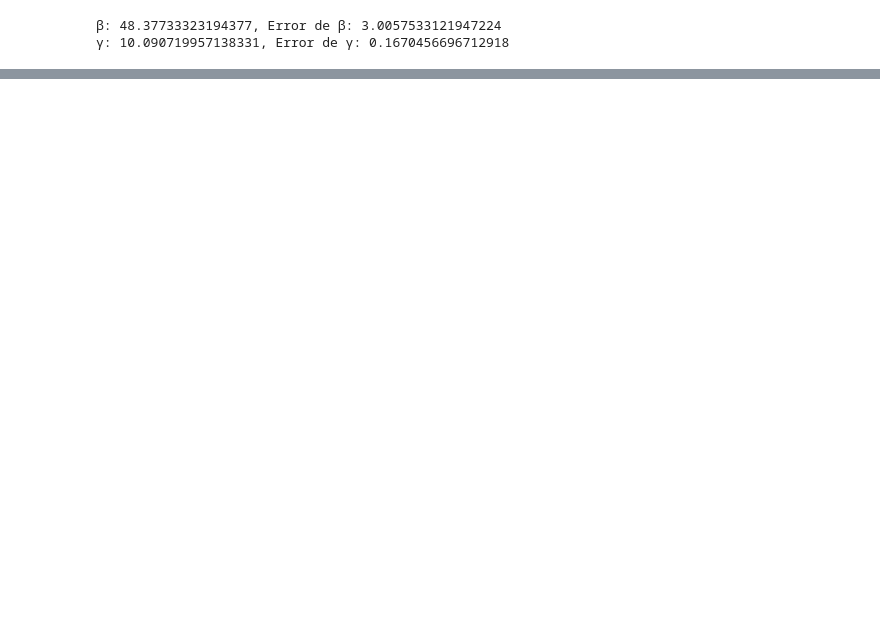
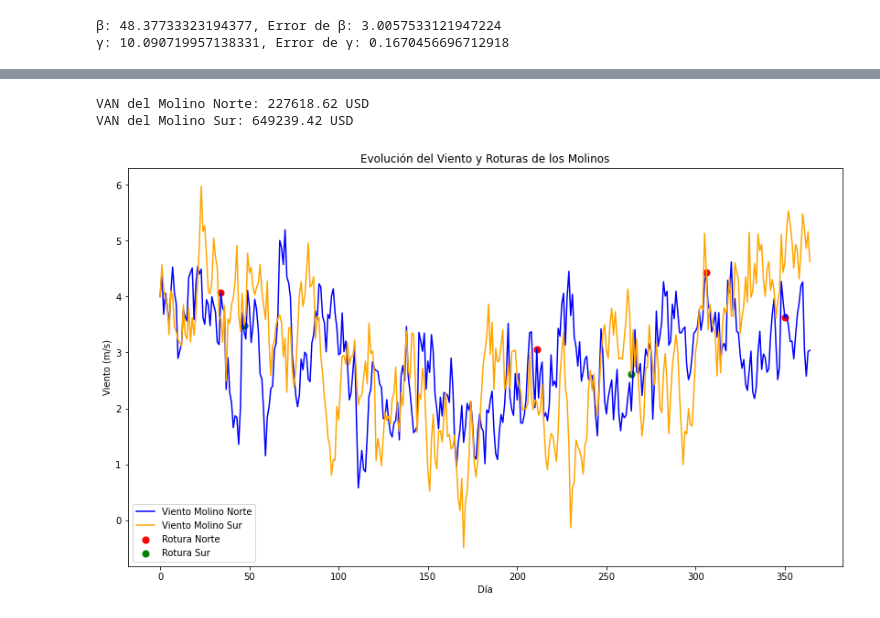
Before and after one commit to mrgimenezcosta/TP1_ACN, a Jupyter notebook: v2TP1ACN.ipynb, the cells around one changed output, grey strips where cells are left out. Drawn from its saved outputs; the diff is of its cells as text; code cells hidden in the pictures; blank space fills up the shorter version.

```diff
--- a/v2TP1ACN.ipynb
+++ b/v2TP1ACN.ipynb
@@ -135,0 +187,74 @@ print(f"γ: {gamma}, Error de γ: {gamma_error}")
+# %%
+def simulate_molino(S, K, T):
+    cash_flow = np.zeros(T)
+    estado = 'apagado'
+    roto = False
+    roturas = []
+
+    for t in range(1, T):
+        if roto:
+            cash_flow[t] = -200000  # Costo de reparación
+            roto = False  # Molino se repara en el mismo día
+            estado = 'apagado'  # Se apaga después de repararse
+        else:
+            if S[t] > K and estado == 'encendido':
+                cash_flow[t] = -1000  # Costo de apagar
+                estado = 'apagado'
+            elif S[t] <= K and estado == 'apagado':
+                cash_flow[t] = 0  # Encender no cuesta nada
+                estado = 'encendido'
+
+            if estado == 'encendido':
+                ingreso_diario = 1000 * S[t]
+                prob_falla = 0.25 * (S[t] ** 2) * delta
+                cash_flow[t] = ingreso_diario
+                if np.random.random() < prob_falla:
+                    roto = True  # El molino se rompe
+                    roturas.append(t)
+
+    return cash_flow, roturas
+
+# Parámetros iniciales
+S_0 = data['regional wind'].iloc[0]
+D_0 = data['wind gap norte sur'].iloc[0]
+T = 365
+delta = 1 / 365
+
+# Simulación de viento
+S, D = wind_paths(S_0, D_0, kappa, theta, sigma, delta, beta, gamma, T)
+
+# Parámetros de operación
+K = 7  # Umbral de velocidad de viento para apagar el molino
+
+# Simulación de molinos Norte y Sur
+cash_flow_norte, roturas_norte = simulate_molino((S - D) / 2, K, T)
+cash_flow_sur, roturas_sur = simulate_molino((S + D) / 2, K, T)
+
+# Cálculo del Valor Actual Neto (VAN)
+tasa_interes = 0.05
+def calcular_van(cash_flow, tasa_interes, T):
+    descuento = np.exp(-tasa_interes * np.arange(T) / 365)
+    VAN = np.sum(cash_flow * descuento)
+    return VAN
+
+# Resultados
+VAN_norte = calcular_van(cash_flow_norte, tasa_interes, T)
+VAN_sur = calcular_van(cash_flow_sur, tasa_interes, T)
+print(f"VAN del Molino Norte: {VAN_norte:.2f} USD")
+print(f"VAN del Molino Sur: {VAN_sur:.2f} USD")
+
+# Gráfico de la evolución del viento con roturas
+plt.figure(figsize=(14, 8))
+plt.plot((S - D) / 2, label='Viento Molino Norte', color='blue')
+plt.plot((S + D) / 2, label='Viento Molino Sur', color='orange')
+plt.scatter(np.arange(T)[roturas_norte], ((S - D) / 2)[roturas_norte], color='red', label='Rotura Norte', s=50)
+plt.scatter(np.arange(T)[roturas_sur], ((S + D) / 2)[roturas_sur], color='green', label='Rotura Sur', s=50)
+plt.title('Evolución del Viento y Roturas de los Molinos')
+plt.xlabel('Día')
+plt.ylabel('Viento (m/s)')
+plt.legend()
+plt.show()
+# %% [output]
+VAN del Molino Norte: 227618.62 USD
+VAN del Molino Sur: 649239.42 USD
+[figure, added]
```
Also changed, not shown: parts of 4 cells of this notebook.
